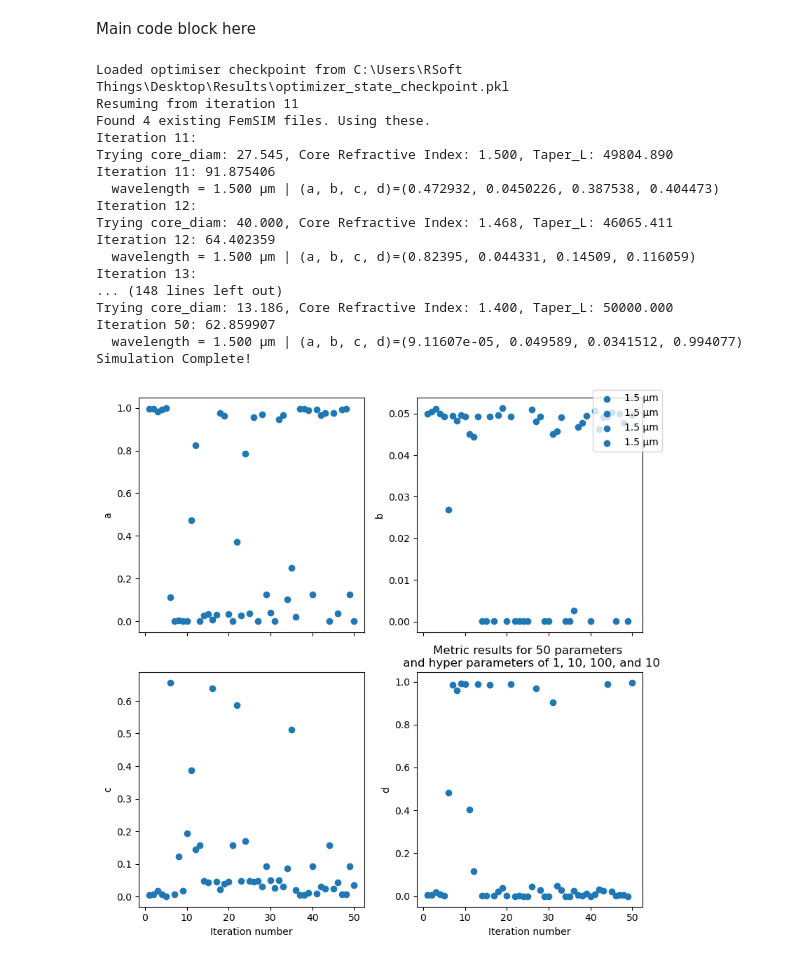
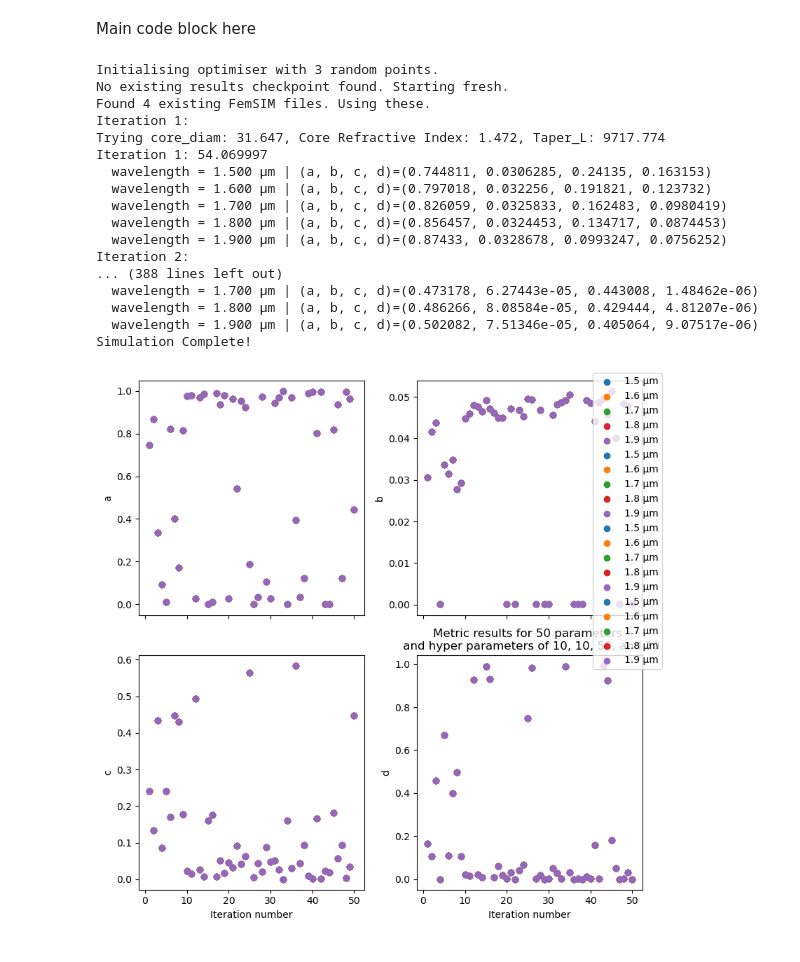
Before and after one commit to SAIL-Labs/RSoft-Automaton, a Jupyter notebook: Data_Manip.ipynb, the cells around one changed output. Cells and saved outputs as stored; diff of their text form; code cells hidden in the pictures.

Commit message:
Post-19 core bundle simulation.

```diff
--- a/Data_Manip.ipynb
+++ b/Data_Manip.ipynb
@@ -125,7 +125,7 @@ from template import *
 
 simulation_val = {
     "launch_type": LaunchType.SM,
-    "free_space_wavelength": [1.5], #  ,1.6,1.7,1.8,1.9
+    "free_space_wavelength": [1.5,1.6,1.7,1.8,1.9], #
     # "monitor_type": Monitor_Prop.FIBRE_MODE_POWER,
     "mon_type": "port_mon",
     "port_mon_file": "7MCF.m00",# "19cPL_60sep.m00",##"femtmp.m00", #
@@ -266,46 +266,46 @@ if simulation_val["simulate_tf_metric"]:
 
     # Taper ratio vs Core neff
     ax3 = fig.add_subplot(gs[2, 0])
     comp3 = ax3.scatter(core_neff, taper_length, c=throughput, cmap='viridis_r', s=80, edgecolor='k')
     ax3.set_xlabel("Core neff")
     ax3.set_ylabel(r"Taper Length ($\mu m$)")
 
     ax4 = fig.add_subplot(gs[:, 1], projection='3d')
     comp3d = ax4.scatter(core_diam, core_neff, taper_length, c=throughput, cmap='viridis_r', s=50, edgecolor='k')
     ax4.set_xlabel(r'Core diameter ($\mu m$)')
     ax4.set_ylabel("Core neff")
     ax4.set_zlabel(r"Taper Length ($\mu m$)")
     cbar4 = plt.colorbar(comp3d, ax=ax4, shrink=0.6)
     cbar4.set_label("Loss Function")
 
     plt.tight_layout()
     plt.show()
     fig.savefig(f"Bayesian Opt Results\{simulation_val['num_paras']}_params_gridsize_{simulation_val['grid_size']}bayesianresult_hyperparam{hyp_param_a}_{hyp_param_b}_{hyp_param_c}_{hyp_param_d}.png")
 
     np.save(f"Bayesian Opt Results\{simulation_val['num_paras']}_params_gridsize_{simulation_val['grid_size']}list_of_results_hyperparam{hyp_param_a}_{hyp_param_b}_{hyp_param_c}_{hyp_param_d}.npy", tf_list, allow_pickle = True)
 
 else:
     # dump tf_list so you don't need to re-run the simulation for the amplitude/phases
     if simulation_val["gridding"]:
         np.save("Gridding_results.npy", np.array(tf_list, dtype=object), allow_pickle = True)
     else:
         np.save("Individual_results.npy", np.array(tf_list, dtype=object), allow_pickle = True)
 # %% [output]
-Loaded optimiser checkpoint from C:\Users\RSoft Things\Desktop\Results\optimizer_state_checkpoint.pkl
-Resuming from iteration 11
+Initialising optimiser with 3 random points.
+No existing results checkpoint found. Starting fresh.
 Found 4 existing FemSIM files. Using these.
-Iteration 11:
-Trying core_diam: 27.545, Core Refractive Index: 1.500, Taper_L: 49804.890
-Iteration 11: 91.875406
-  wavelength = 1.500 µm | (a, b, c, d)=(0.472932, 0.0450226, 0.387538, 0.404473)
-Iteration 12:
-Trying core_diam: 40.000, Core Refractive Index: 1.468, Taper_L: 46065.411
-Iteration 12: 64.402359
-  wavelength = 1.500 µm | (a, b, c, d)=(0.82395, 0.044331, 0.14509, 0.116059)
-Iteration 13:
-... (148 lines left out)
-Trying core_diam: 13.186, Core Refractive Index: 1.400, Taper_L: 50000.000
-Iteration 50: 62.859907
-  wavelength = 1.500 µm | (a, b, c, d)=(9.11607e-05, 0.049589, 0.0341512, 0.994077)
+Iteration 1:
+Trying core_diam: 31.647, Core Refractive Index: 1.472, Taper_L: 9717.774
+Iteration 1: 54.069997
+  wavelength = 1.500 µm | (a, b, c, d)=(0.744811, 0.0306285, 0.24135, 0.163153)
+  wavelength = 1.600 µm | (a, b, c, d)=(0.797018, 0.032256, 0.191821, 0.123732)
+  wavelength = 1.700 µm | (a, b, c, d)=(0.826059, 0.0325833, 0.162483, 0.0980419)
+  wavelength = 1.800 µm | (a, b, c, d)=(0.856457, 0.0324453, 0.134717, 0.0874453)
+  wavelength = 1.900 µm | (a, b, c, d)=(0.87433, 0.0328678, 0.0993247, 0.0756252)
+Iteration 2:
+... (388 lines left out)
+  wavelength = 1.700 µm | (a, b, c, d)=(0.473178, 6.27443e-05, 0.443008, 1.48462e-06)
+  wavelength = 1.800 µm | (a, b, c, d)=(0.486266, 8.08584e-05, 0.429444, 4.81207e-06)
+  wavelength = 1.900 µm | (a, b, c, d)=(0.502082, 7.51346e-05, 0.405064, 9.07517e-06)
 Simulation Complete!
-[figure, old version]
+[figure, new version]
```
Also changed, not shown: parts of 1 cell of this notebook, 6 other files.
